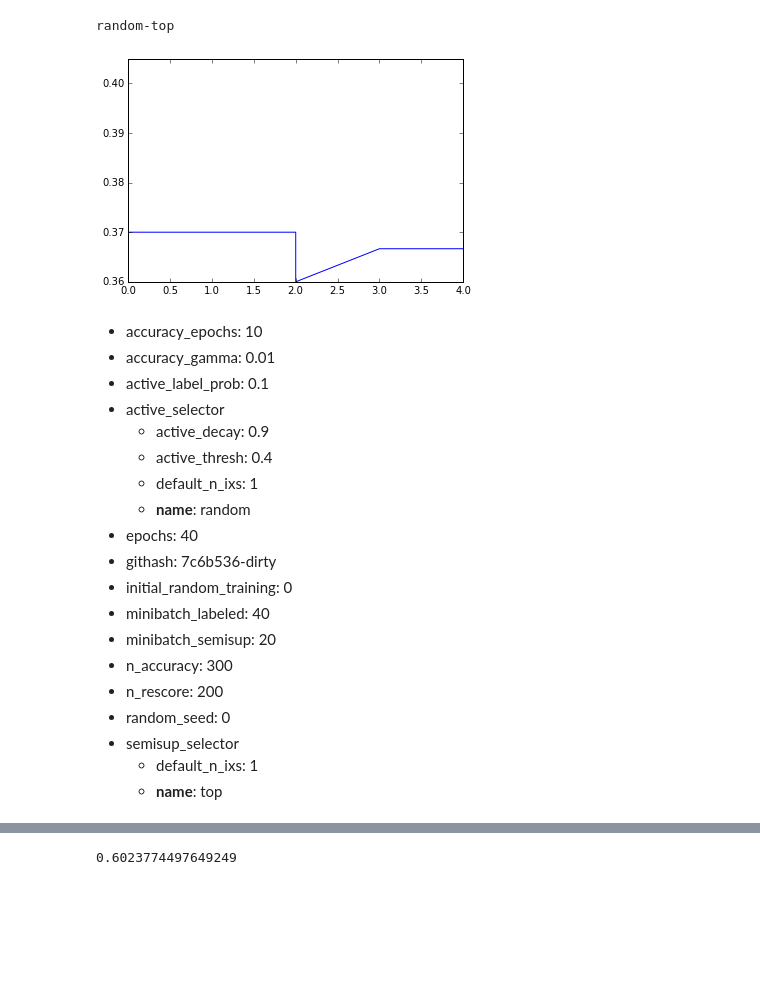
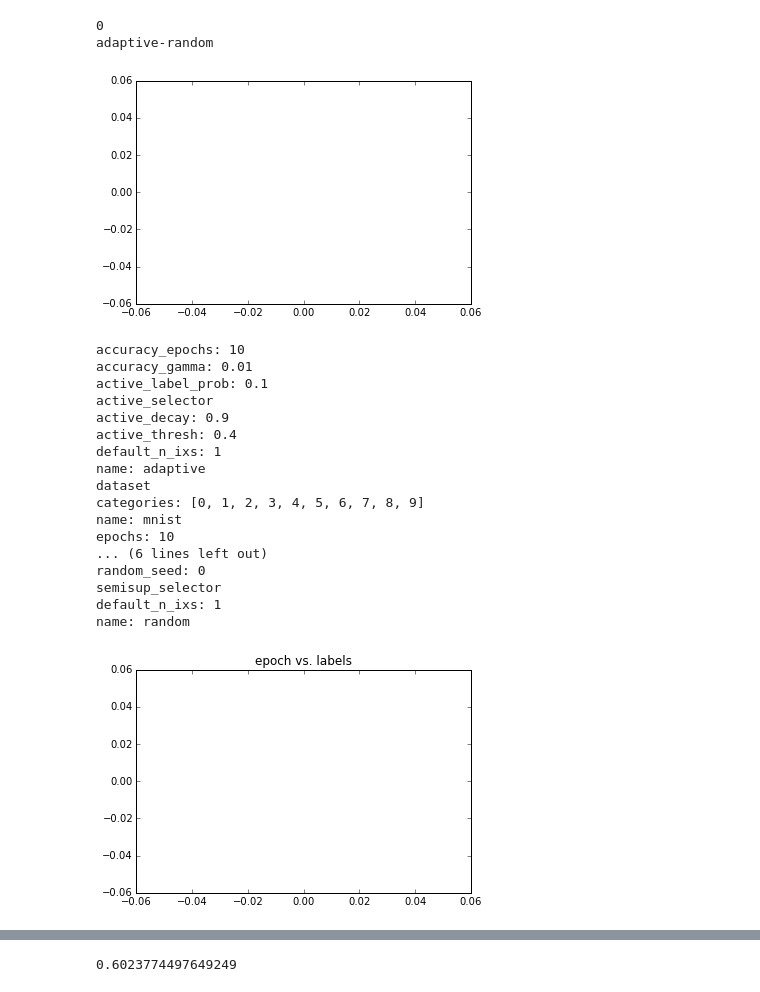
Before and after one commit to melkherj/puddle, a Jupyter notebook: InspectResults.ipynb, the cells around one changed output, grey strips where cells are left out. Saved outputs shown, nothing was run; the diff lists cells and outputs as text; code cells hidden in the pictures; blank space fills up the shorter version.

```diff
--- a/InspectResults.ipynb
+++ b/InspectResults.ipynb
@@ -30,32 +30,40 @@ def html_conf(conf,bolded=set([])):
 # %%
 i = 1
 results = all_results[-i]['epoch_stats']
 conf = all_results[-i].copy()
 del conf['epoch_stats']
 results = pd.DataFrame(results)
+print sum(results['n_next_labeled']>0)
 print '%s-%s'%(conf['active_selector']['name'],conf['semisup_selector']['name'])
-plt.plot(results['n_labeled'],results['accuracy']) #pd.rolling_mean(results['accuracy'],5).fillna(0))
+lab = results[results['n_next_labeled']>0]
+right_cutoff = 70
+plt.plot(lab['n_labeled'][:right_cutoff],lab['accuracy']) #pd.rolling_mean(lab['accuracy'],15).fillna(0)[:right_cutoff])
 plt.show()
 display(HTML(html_conf(conf,bolded=set(['name']))))
+
+
+plt.plot(range(len(results)),(results['n_next_labeled']>0).rolling(window=100).mean())
+plt.title('epoch vs. labels')
+plt.show()
 # %% [output]
-random-top
+0
+adaptive-random
-[figure, old version]
+[figure, new version]
-accuracy_epochs: 10
-accuracy_gamma: 0.01
-active_label_prob: 0.1
-active_selector
-active_decay: 0.9
-active_thresh: 0.4
-default_n_ixs: 1
-name: random
-epochs: 40
-githash: 7c6b536-dirty
-initial_random_training: 0
-minibatch_labeled: 40
-minibatch_semisup: 20
-n_accuracy: 300
-n_rescore: 200
-random_seed: 0
-semisup_selector
-default_n_ixs: 1
-name: top
+accuracy_epochs: 10
+accuracy_gamma: 0.01
+active_label_prob: 0.1
+active_selector
+active_decay: 0.9
+active_thresh: 0.4
+default_n_ixs: 1
+name: adaptive
+dataset
+categories: [0, 1, 2, 3, 4, 5, 6, 7, 8, 9]
+name: mnist
+epochs: 10
+... (6 lines left out)
+random_seed: 0
+semisup_selector
+default_n_ixs: 1
+name: random
+[figure, added]
```
Also changed, not shown: parts of 3 cells of this notebook, 7 other files.
